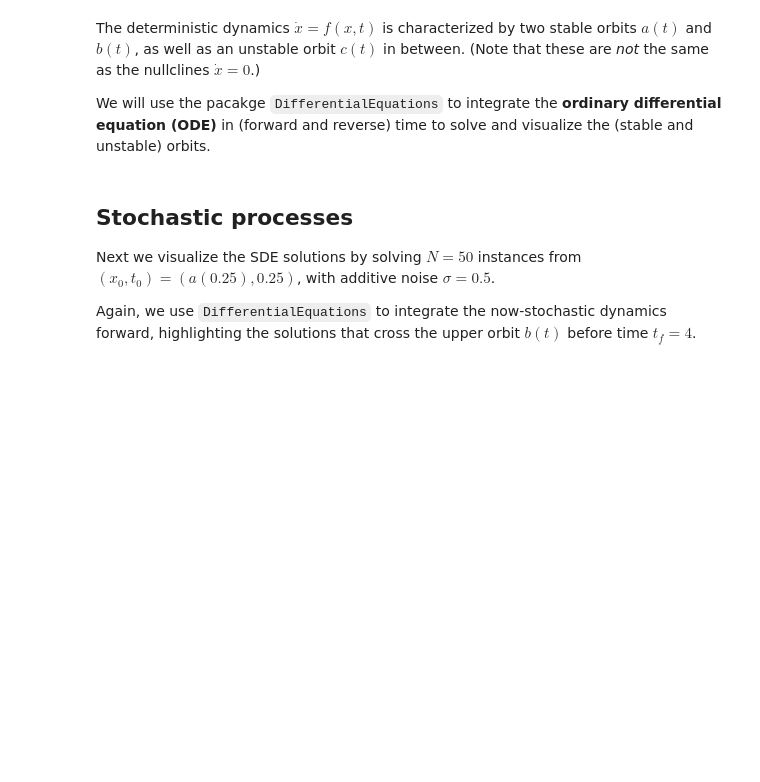
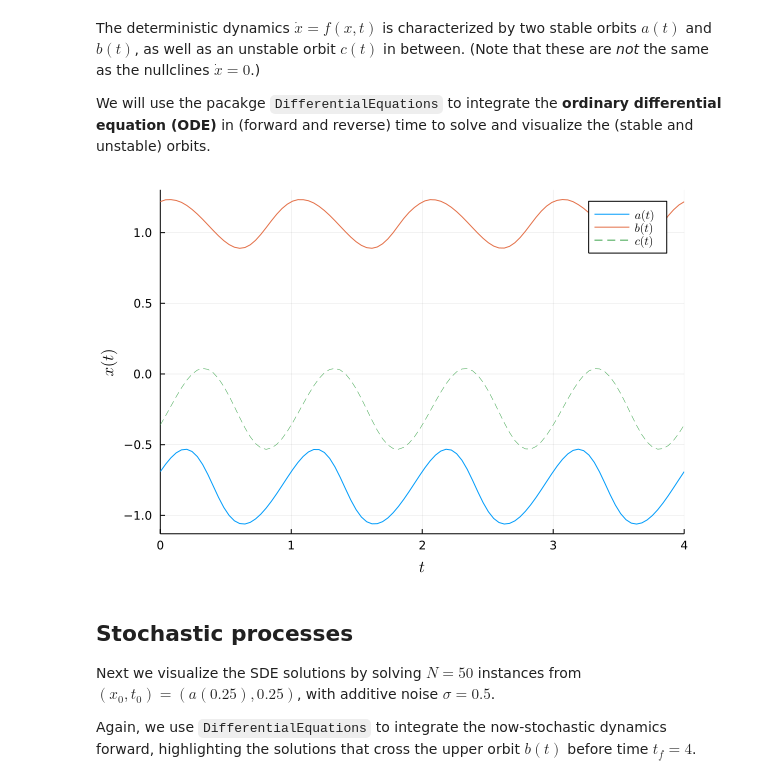
Before and after one commit to mjyshin/math-tutorials, a Jupyter notebook: path_integral.ipynb, the cells around one changed output. Drawn from its saved outputs; the diff is of its cells as text; code cells hidden in the pictures; blank space fills up the shorter version.

```diff
--- a/path_integral.ipynb
+++ b/path_integral.ipynb
@@ -38,28 +38,30 @@ We will use the pacakge `DifferentialEquations` to integrate the **ordinary diff
 # %%
 # Time domain
 τ0,τf = -10,14    # extended time for ODE solver
 tspan = Float64.((τ0,τf))
 t0,tf = 0,4    # time span for plots
 Nt = 100
 t = range(t0,tf,length=Nt)
 Δt = (tf-t0)/(Nt-1)
 
 # Initial conditions
 a0,b0,c0 = -1,1,0
 
 # Parameters
 θ = (ϵ,A,α) = (0.25,0.5,0.2)
 
 # Solve ODEs
 a = solve(ODEProblem(f,a0,tspan,θ))
 b = solve(ODEProblem(f,b0,tspan,θ))
 c = solve(ODEProblem(f,c0,reverse(tspan),θ))
 
 # Plot solutions
-plt = plot(t,[a(t) b(t) c(t)],style=[:solid :solid :dash],width=[1 1 0.5],xlims=(t0,tf),xlabel=L"t",ylabel=L"x(t)",label=false)
+plt = plot(t,[a(t) b(t) c(t)],style=[:solid :solid :dash],width=[1 1 0.5],xlims=(t0,tf),xlabel=L"t",ylabel=L"x(t)",label=false,fmt=:png)
 plt1 = plot(plt)
 plt1[1][1][:label],plt1[1][2][:label],plt1[1][3][:label] = L"a(t)",L"b(t)",L"c(t)"
 display(plt1)
+# %% [output]
+[figure, added]
 # %% [markdown]
 ## Stochastic processes
 
```
Also changed, not shown: parts of 2 cells of this notebook.
